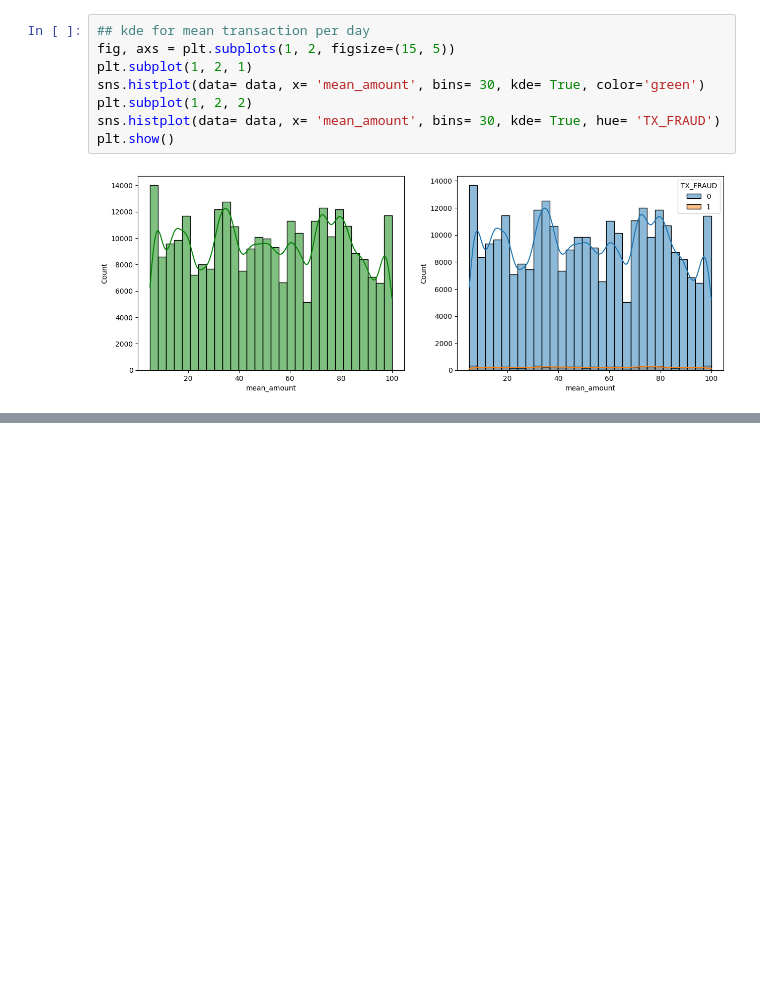
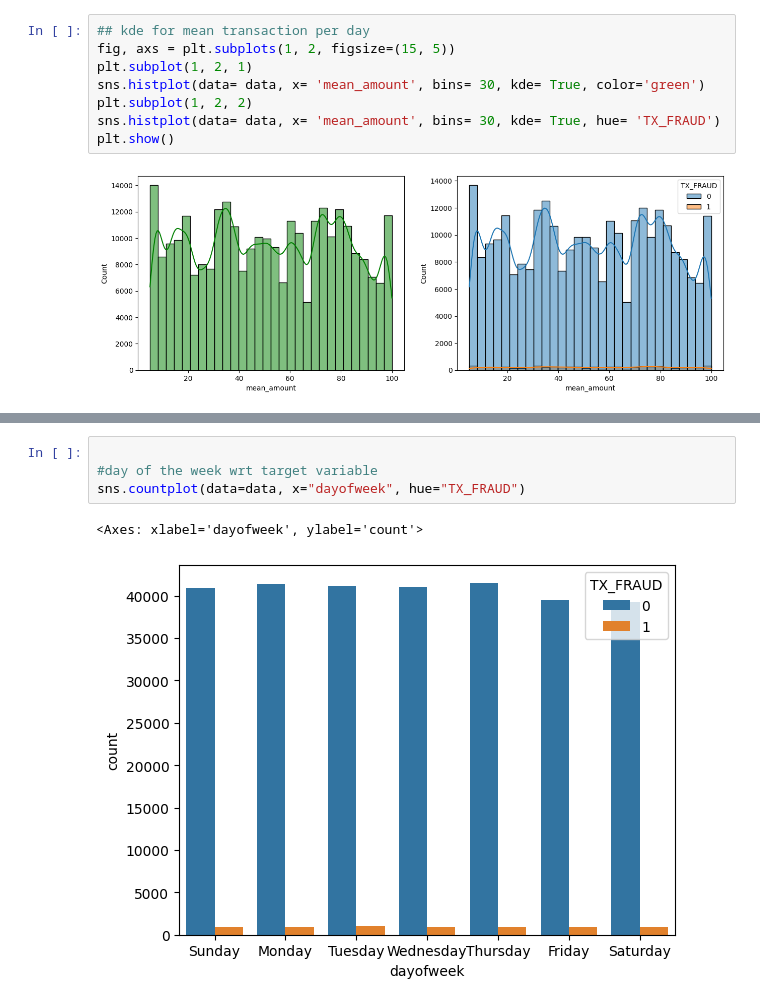
Before and after one commit to Mohwit/Credit-Card-Fraud-Detection-End2End, a Jupyter notebook: notebooks/eda.ipynb, the cells around one changed output, grey strips where cells are left out. Drawn from its saved outputs; the diff is of its cells as text; blank space fills up the shorter version.

```diff
--- a/notebooks/eda.ipynb
+++ b/notebooks/eda.ipynb
@@ -132,0 +172,7 @@ plt.show()
+# %%
+
+#day of the week wrt target variable
+sns.countplot(data=data, x="dayofweek", hue="TX_FRAUD")
+# %% [output]
+<Axes: xlabel='dayofweek', ylabel='count'>
+[figure, added]
```
Also changed, not shown: parts of 17 cells of this notebook, 2 other files.
